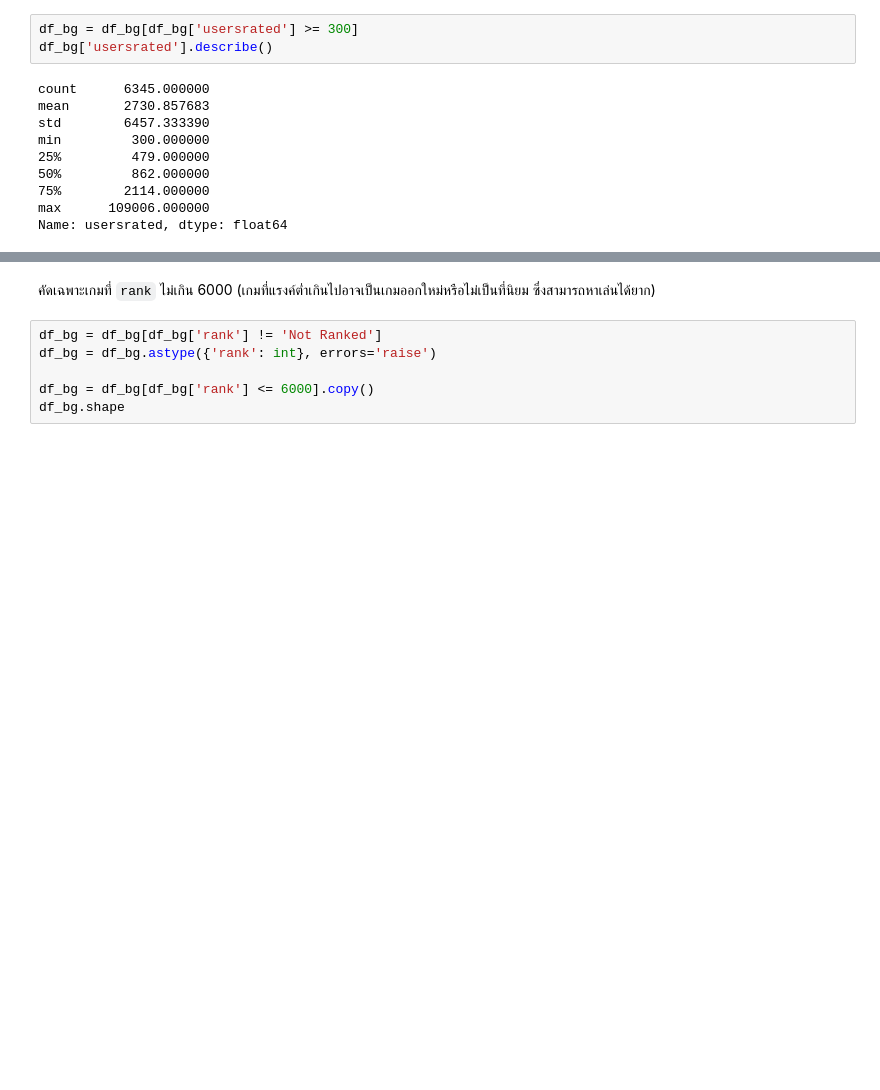
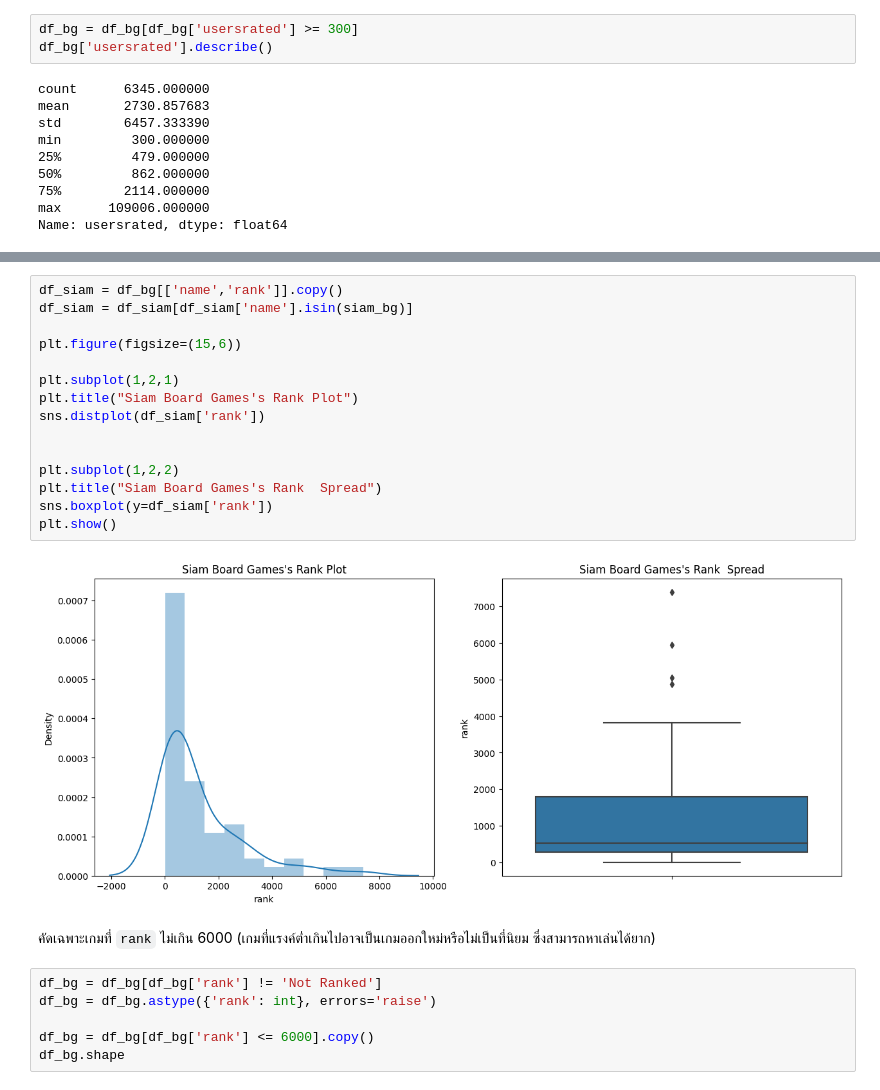
Before and after one commit to Kopzzz/Board-Game-RecCommu, a Jupyter notebook: code/1_Cleaning&EDA_BoardGames.ipynb, the cells around one changed output, grey strips where cells are left out. Drawn from its saved outputs; the diff is of its cells as text; blank space fills up the shorter version.

```diff
--- a/code/1_Cleaning&EDA_BoardGames.ipynb
+++ b/code/1_Cleaning&EDA_BoardGames.ipynb
@@ -184,3 +206,20 @@ Name: usersrated, dtype: float64
+# %%
+df_siam = df_bg[['name','rank']].copy()
+df_siam = df_siam[df_siam['name'].isin(siam_bg)]
+
+plt.figure(figsize=(15,6))
+
+plt.subplot(1,2,1)
+plt.title("Siam Board Games's Rank Plot")
+sns.distplot(df_siam['rank'])
+
+
+plt.subplot(1,2,2)
+plt.title("Siam Board Games's Rank  Spread")
+sns.boxplot(y=df_siam['rank'])
+plt.show()
+# %% [output]
+[figure, added]
 # %% [markdown]
 คัดเฉพาะเกมที่ `rank` ไม่เกิน 6000 (เกมที่แรงค์ต่ำเกินไปอาจเป็นเกมออกใหม่หรือไม่เป็นที่นิยม ซึ่งสามารถหาเล่นได้ยาก)
 # %%
```
Also changed, not shown: parts of 5 cells of this notebook, 1 other file.
